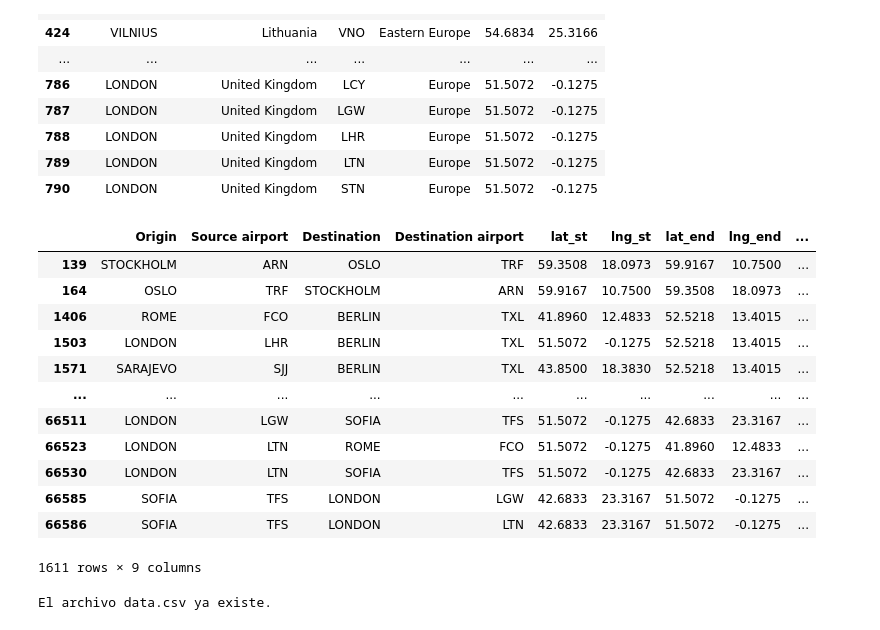
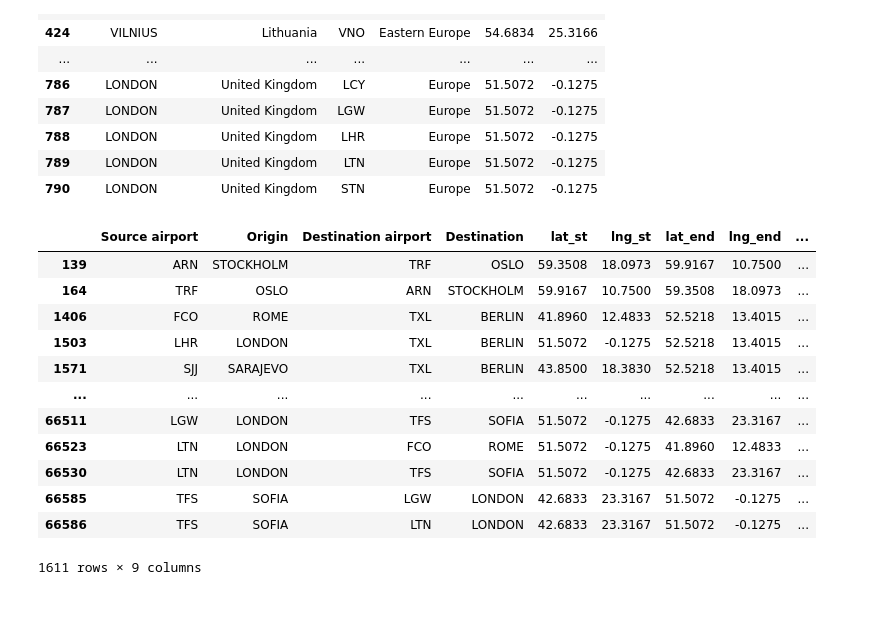
Before and after one commit to K3nnyZY/DS2_LAB2_AIRPORT, a Jupyter notebook: data/Datas.ipynb, the cells around one changed output. Cells and saved outputs as stored; diff of their text form; code cells hidden in the pictures.

```diff
--- a/data/Datas.ipynb
+++ b/data/Datas.ipynb
@@ -140,21 +140,21 @@ codes
 | 789 | LONDON | United Kingdom | LTN | Europe | 51.5072 | -0.1275 |
 | 790 | LONDON | United Kingdom | STN | Europe | 51.5072 | -0.1275 |
 # %%
-flights=flights[['Origin','Source airport','Destination','Destination airport',"lat_st","lng_st","lat_end","lng_end","distance"]]
+flights=flights[['Source airport','Origin','Destination airport','Destination',"lat_st","lng_st","lat_end","lng_end","distance"]]
 flights
 # %% [output]
-|  | Origin | Source airport | Destination | Destination airport | lat_st | lng_st | lat_end | lng_end | ... |
-| 139 | STOCKHOLM | ARN | OSLO | TRF | 59.3508 | 18.0973 | 59.9167 | 10.7500 | ... |
-| 164 | OSLO | TRF | STOCKHOLM | ARN | 59.9167 | 10.7500 | 59.3508 | 18.0973 | ... |
-| 1406 | ROME | FCO | BERLIN | TXL | 41.8960 | 12.4833 | 52.5218 | 13.4015 | ... |
-| 1503 | LONDON | LHR | BERLIN | TXL | 51.5072 | -0.1275 | 52.5218 | 13.4015 | ... |
-| 1571 | SARAJEVO | SJJ | BERLIN | TXL | 43.8500 | 18.3830 | 52.5218 | 13.4015 | ... |
+|  | Source airport | Origin | Destination airport | Destination | lat_st | lng_st | lat_end | lng_end | ... |
+| 139 | ARN | STOCKHOLM | TRF | OSLO | 59.3508 | 18.0973 | 59.9167 | 10.7500 | ... |
+| 164 | TRF | OSLO | ARN | STOCKHOLM | 59.9167 | 10.7500 | 59.3508 | 18.0973 | ... |
+| 1406 | FCO | ROME | TXL | BERLIN | 41.8960 | 12.4833 | 52.5218 | 13.4015 | ... |
+| 1503 | LHR | LONDON | TXL | BERLIN | 51.5072 | -0.1275 | 52.5218 | 13.4015 | ... |
+| 1571 | SJJ | SARAJEVO | TXL | BERLIN | 43.8500 | 18.3830 | 52.5218 | 13.4015 | ... |
 | ... | ... | ... | ... | ... | ... | ... | ... | ... | ... |
-| 66511 | LONDON | LGW | SOFIA | TFS | 51.5072 | -0.1275 | 42.6833 | 23.3167 | ... |
-| 66523 | LONDON | LTN | ROME | FCO | 51.5072 | -0.1275 | 41.8960 | 12.4833 | ... |
-| 66530 | LONDON | LTN | SOFIA | TFS | 51.5072 | -0.1275 | 42.6833 | 23.3167 | ... |
-| 66585 | SOFIA | TFS | LONDON | LGW | 42.6833 | 23.3167 | 51.5072 | -0.1275 | ... |
-| 66586 | SOFIA | TFS | LONDON | LTN | 42.6833 | 23.3167 | 51.5072 | -0.1275 | ... |
+| 66511 | LGW | LONDON | TFS | SOFIA | 51.5072 | -0.1275 | 42.6833 | 23.3167 | ... |
+| 66523 | LTN | LONDON | FCO | ROME | 51.5072 | -0.1275 | 41.8960 | 12.4833 | ... |
+| 66530 | LTN | LONDON | TFS | SOFIA | 51.5072 | -0.1275 | 42.6833 | 23.3167 | ... |
+| 66585 | TFS | SOFIA | LGW | LONDON | 42.6833 | 23.3167 | 51.5072 | -0.1275 | ... |
+| 66586 | TFS | SOFIA | LTN | LONDON | 42.6833 | 23.3167 | 51.5072 | -0.1275 | ... |
 1611 rows × 9 columns
 # %%
 file_name = 'data.csv'
@@ -163,5 +163,3 @@ if not os.path.exists(file_name):
     flights.to_csv(file_name, index=False)
 else:
     print(f'El archivo {file_name} ya existe.')
-# %% [output]
-El archivo data.csv ya existe.
```
Also changed, not shown: parts of 1 cell of this notebook, 6 other files.
